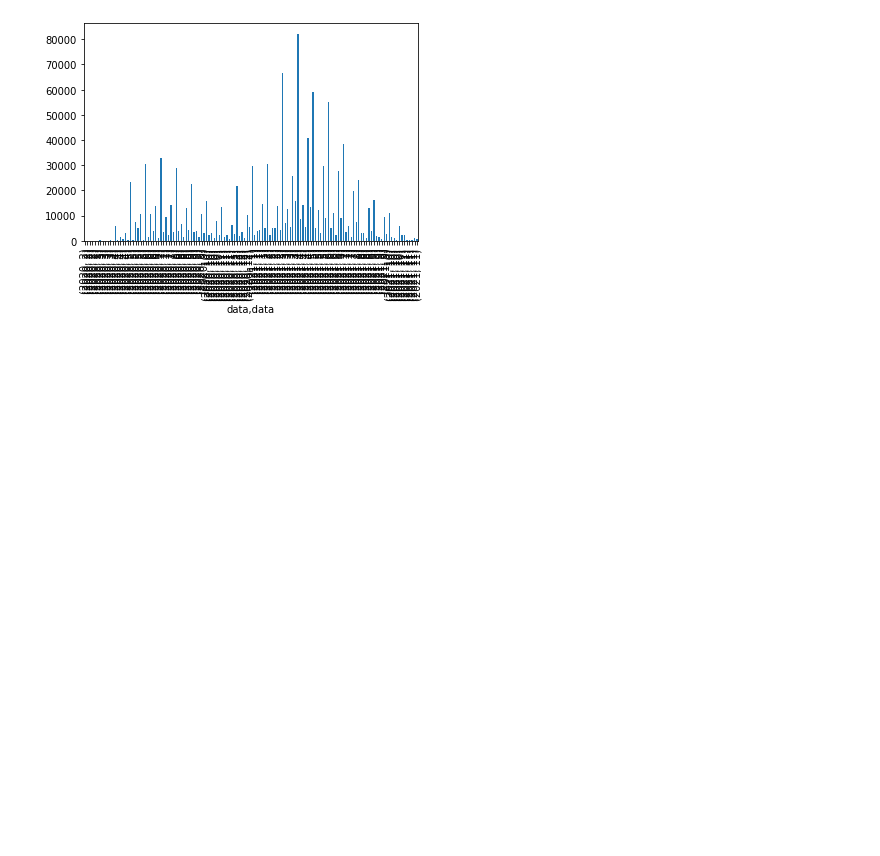
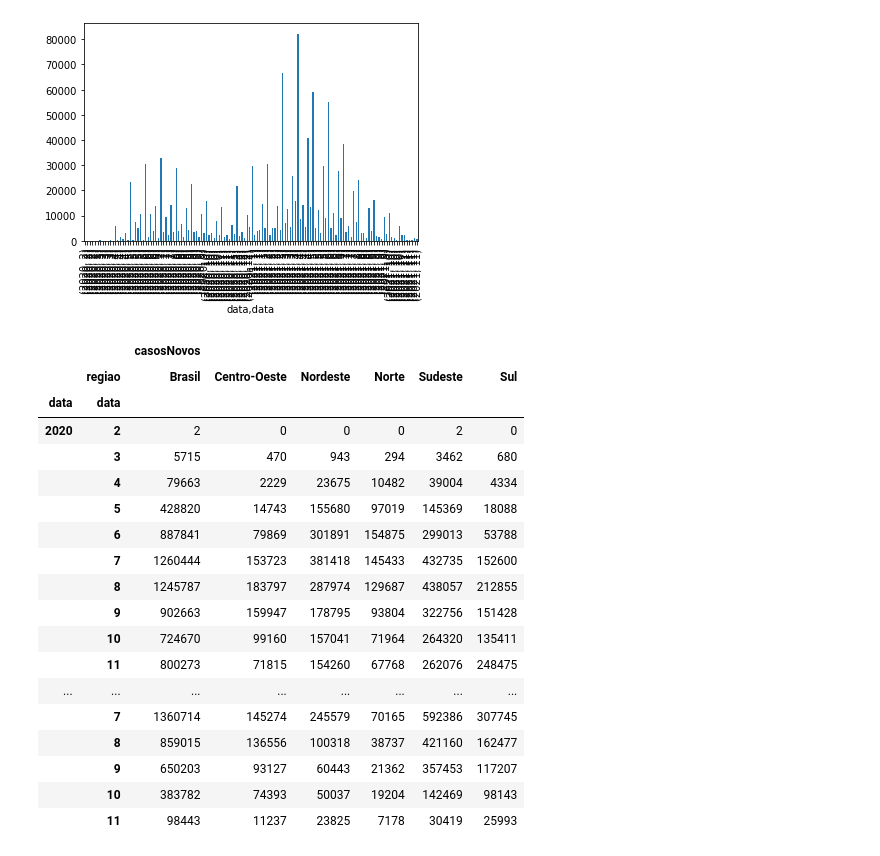
Before and after one commit to marianalves10/trabalh_BD, a Jupyter notebook: previa/notebooks/analise.ipynb, the cells around one changed output. Saved outputs shown, nothing was run; the diff lists cells and outputs as text; code cells hidden in the pictures; blank space fills up the shorter version.

```diff
--- a/previa/notebooks/analise.ipynb
+++ b/previa/notebooks/analise.ipynb
@@ -68,3 +114,25 @@ auxdeath.plot.bar(legend=False)
 auxdeath.to_csv('../data/processed/analiseobito.csv')
 # %%
 auxcase.to_csv('../data/processed/analisecasos.csv')
+# %%
+auxcase
+# %% [output]
+|  |  | casosNovos |  |  |  |  |  |
+|  | regiao | Brasil | Centro-Oeste | Nordeste | Norte | Sudeste | Sul |
+| data | data |  |  |  |  |  |  |
+| 2020 | 2 | 2 | 0 | 0 | 0 | 2 | 0 |
+|  | 3 | 5715 | 470 | 943 | 294 | 3462 | 680 |
+|  | 4 | 79663 | 2229 | 23675 | 10482 | 39004 | 4334 |
+|  | 5 | 428820 | 14743 | 155680 | 97019 | 145369 | 18088 |
+|  | 6 | 887841 | 79869 | 301891 | 154875 | 299013 | 53788 |
+|  | 7 | 1260444 | 153723 | 381418 | 145433 | 432735 | 152600 |
+|  | 8 | 1245787 | 183797 | 287974 | 129687 | 438057 | 212855 |
+|  | 9 | 902663 | 159947 | 178795 | 93804 | 322756 | 151428 |
+|  | 10 | 724670 | 99160 | 157041 | 71964 | 264320 | 135411 |
+|  | 11 | 800273 | 71815 | 154260 | 67768 | 262076 | 248475 |
+| ... | ... | ... | ... | ... | ... | ... | ... |
+|  | 7 | 1360714 | 145274 | 245579 | 70165 | 592386 | 307745 |
+|  | 8 | 859015 | 136556 | 100318 | 38737 | 421160 | 162477 |
+|  | 9 | 650203 | 93127 | 60443 | 21362 | 357453 | 117207 |
+|  | 10 | 383782 | 74393 | 50037 | 19204 | 142469 | 98143 |
+|  | 11 | 98443 | 11237 | 23825 | 7178 | 30419 | 25993 |
```
Also changed, not shown: parts of 6 cells of this notebook, 4 other files.
